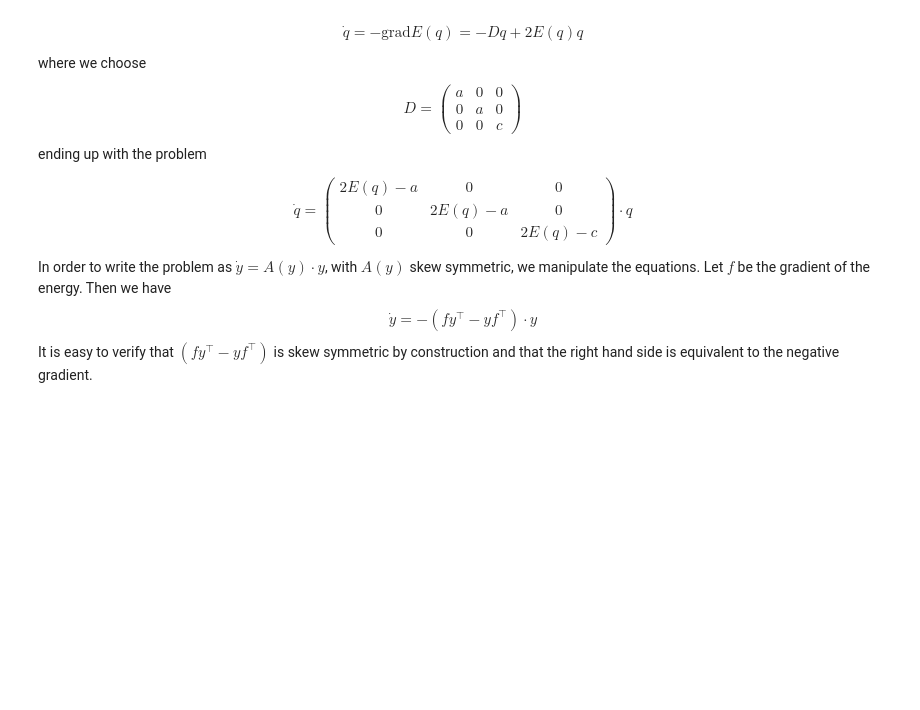
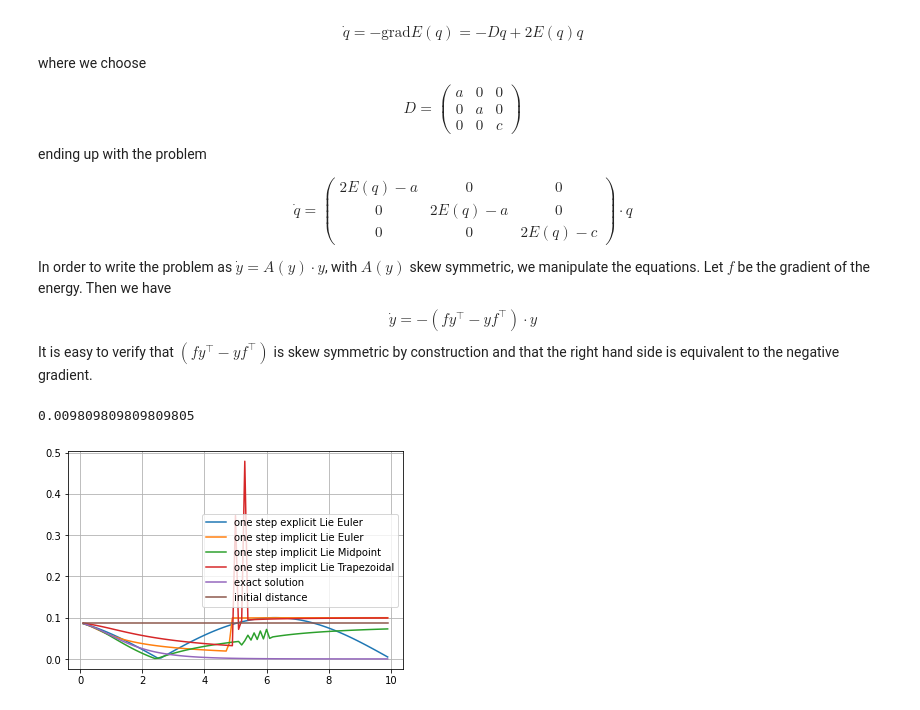
Before and after one commit to DeniseTumiotto/SphericalPendulum-Secondment, a Jupyter notebook: extras/S2gradient.ipynb, the cells around one changed output. Saved outputs shown, nothing was run; the diff lists cells and outputs as text; code cells hidden in the pictures; blank space fills up the shorter version.

```diff
--- a/extras/S2gradient.ipynb
+++ b/extras/S2gradient.ipynb
@@ -108,7 +105,7 @@ my_fun = lambda x, x0, D, dt : - x + LieEuler(x0, x, D, dt)
 # I1 = np.random.rand(1)
 # I3 = np.random.rand(1)
 I1 = 0.5
-I3 = 15.0
+I3 = 1.0
 if I1 > I3:
     tmp = np.copy(I3)
     I3 = np.copy(I1)
@@ -131,9 +128,11 @@ print(dt)
 
 phi0 = np.zeros((2,))
 theta0 = np.zeros((2,))
-phi0[0]=-np.pi/2+(np.pi/4)*np.random.rand()
+# phi0[0]=-np.pi/2+(np.pi/4)*np.random.rand()
 # phi0[0]=-np.pi/4+(np.pi/4)*np.random.rand()
-theta0[0]=2*np.pi*np.random.rand()
+phi0[0] = -0.5
+# theta0[0]=2*np.pi*np.random.rand()
+theta0[0] = 1.0
 phi0[1]=phi0[0]
 theta0[1]=theta0[0]+0.1*theta0[0]
 
@@ -157,19 +156,21 @@ RD[4,0] = np.copy(RD[0,0])
 
 # print(phi0)
 # print(theta0)
+# %% [output]
+0.009809809809809805
 # %%
 now = datetime.datetime.now().strftime('%Y%m%dT%H%M%S')
 
 tmpExact = np.zeros((2,3,nTime+1))
 tmpExact[0,:,0] = np.copy(q[0,0,:,0])
 tmpExact[1,:,0] = np.copy(q[0,1,:,0])
-# for cnt in range(nTime):
-#     for j in range(2):
-#         tmpExact[j,:,cnt+1] = fsolve(my_fun, tmpExact[j,:,cnt], args=(tmpExact[j,:,cnt], Inertia, dt))
+for cnt in range(nTime):
+    for j in range(2):
+        tmpExact[j,:,cnt+1] = fsolve(my_fun, tmpExact[j,:,cnt], args=(tmpExact[j,:,cnt], Inertia, dt))
 
 for k in range(N):
     for j in range(2):
-        # q[1,j,:,k+1] = LieEuler(q[1,j,:,0],q[1,j,:,0],Inertia,h[k])
+        q[1,j,:,k+1] = LieEuler(q[1,j,:,0],q[1,j,:,0],Inertia,h[k])
         # q[2,j,:,k+1] = fsolve(my_fun, q[2,j,:,k], args=(q[2,j,:,0], Inertia, h[k]))
         q[2,j,:,k+1] = lie.implieeul(lambda x: lie.skwinv(-negSkwMatrix(x, Inertia)), q[2,j,:,k], q[2,j,:,0], h[k])
         q[3,j,:,k+1] = lie.impliemidp(lambda x: lie.skwinv(-negSkwMatrix(x, Inertia)), q[3,j,:,k], q[3,j,:,0], h[k])
@@ -185,17 +186,21 @@ for k in range(N):
 # np.save('../out/'+now+'_S2_dist',RD)
 # np.save('../out/'+now+'_S2_matD',Inertia)
 # %%
+plt.rcParams["figure.figsize"] = [10.00, 6.00]
+
 fig1 = plt.figure()
 plt.plot(h, RD[1,1:], label='one step explicit Lie Euler')
 plt.plot(h, RD[2,1:], label='one step implicit Lie Euler')
 plt.plot(h, RD[3,1:], label='one step implicit Lie Midpoint')
 plt.plot(h, RD[4,1:], label='one step implicit Lie Trapezoidal')
 plt.plot(h, RD[0,1:], label='exact solution')
 plt.plot(h, RD[0,0]*np.ones((N, )), label='initial distance')
 plt.legend()
 plt.grid()
 
 plt.show()
+# %% [output]
+[figure, added]
 # %%
 import numpy
 plt.rcParams["figure.figsize"] = [10.00, 5.00]
```
Also changed, not shown: parts of 2 cells of this notebook, 2 other files.
